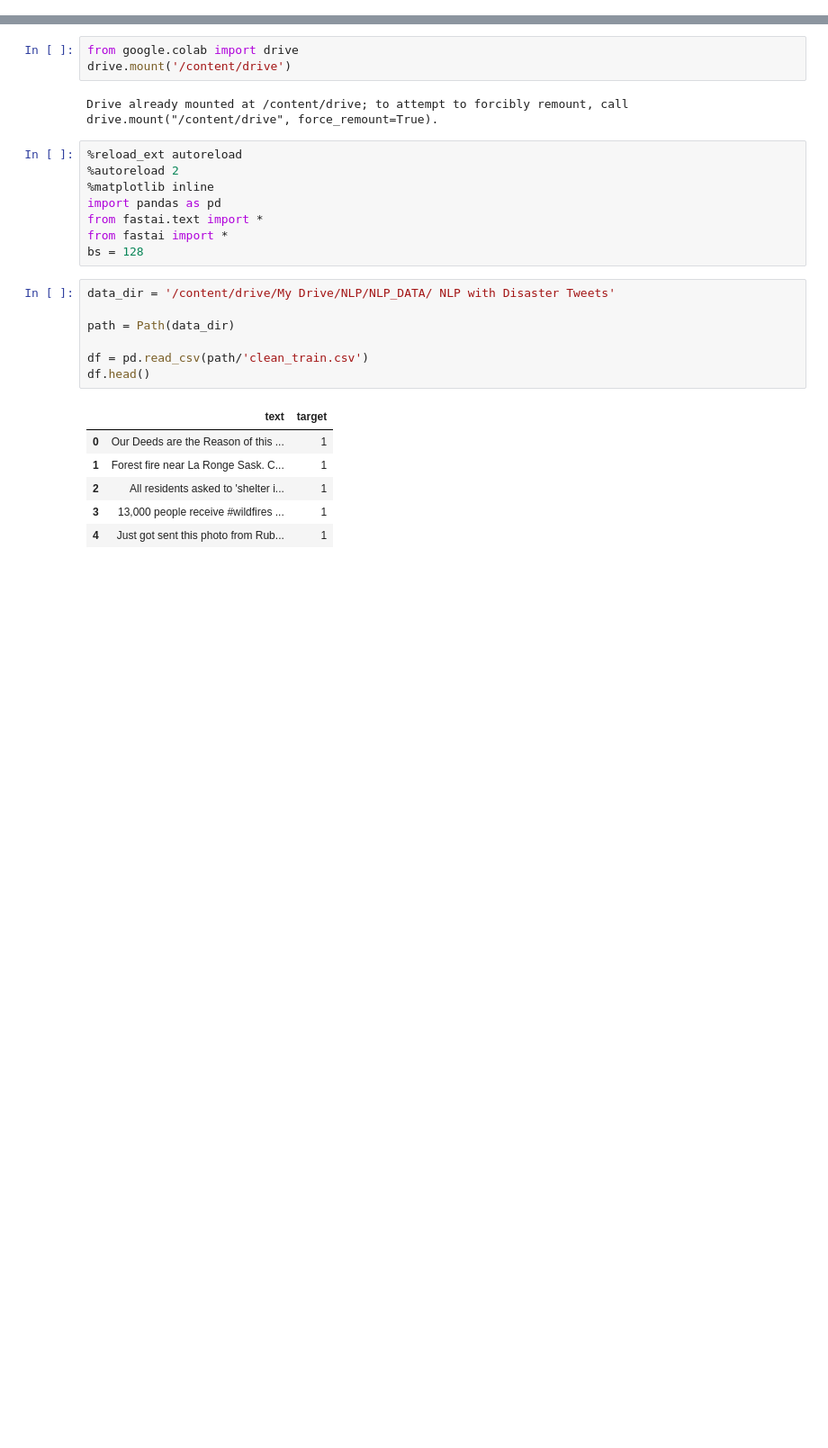
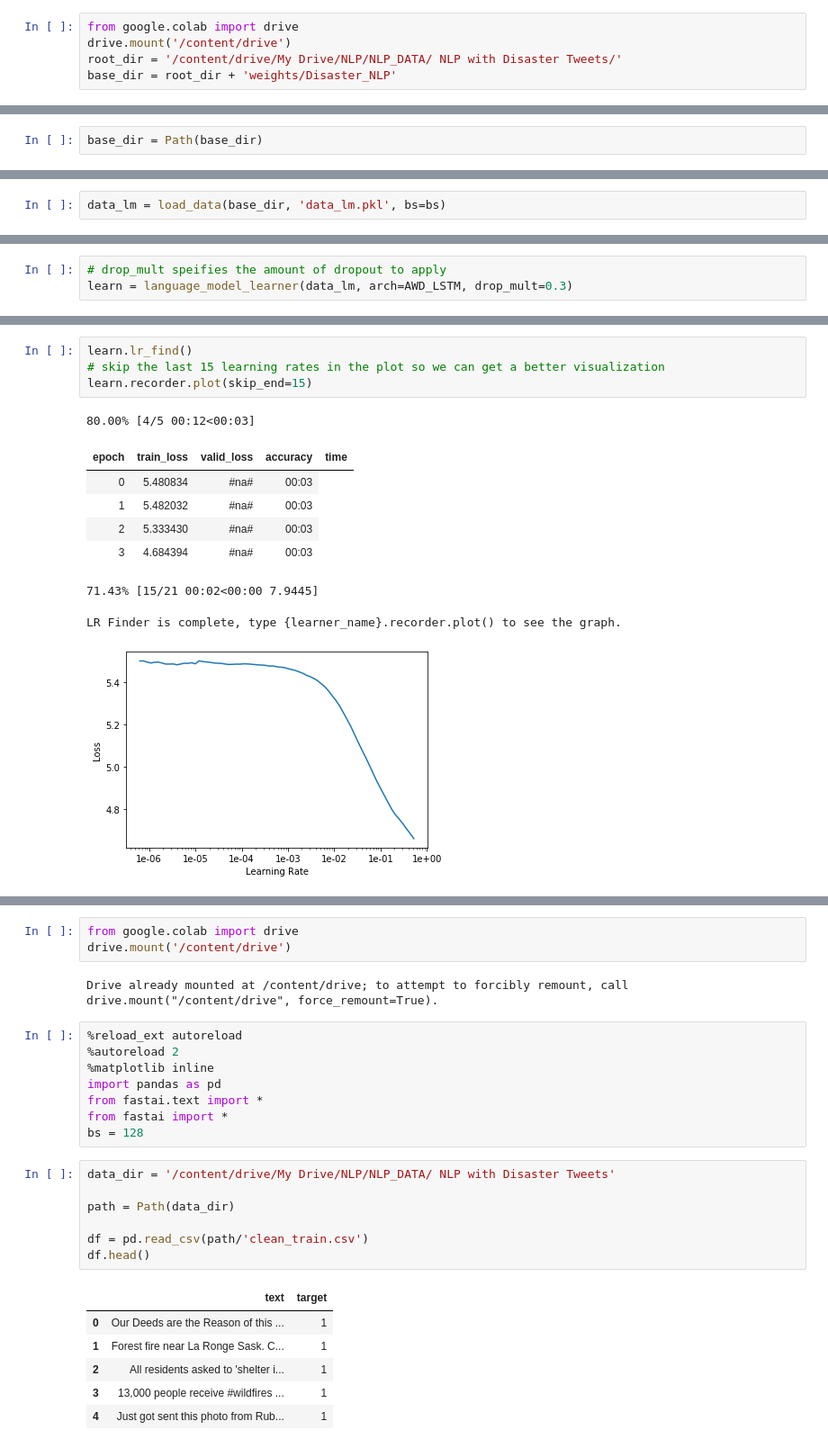
Before and after one commit to rajibmondal/Projects.NLP, a Jupyter notebook: NLP_with_Disaster_Tweets2.ipynb, the cells around one changed output, grey strips where cells are left out. Shown at 90% size. Saved outputs shown, nothing was run; the diff lists cells and outputs as text; blank space fills up the shorter version.

```diff
--- a/NLP_with_Disaster_Tweets2.ipynb
+++ b/NLP_with_Disaster_Tweets2.ipynb
@@ -2,0 +11,5 @@
+# %%
+from google.colab import drive
+drive.mount('/content/drive')
+root_dir = '/content/drive/My Drive/NLP/NLP_DATA/ NLP with Disaster Tweets/'
+base_dir = root_dir + 'weights/Disaster_NLP'
@@ -2,0 +18,2 @@
+# %%
+base_dir = Path(base_dir)
@@ -2,0 +155,2 @@
+# %%
+data_lm = load_data(base_dir, 'data_lm.pkl', bs=bs)
@@ -2,0 +168,3 @@
+# %%
+# drop_mult speifies the amount of dropout to apply
+learn = language_model_learner(data_lm, arch=AWD_LSTM, drop_mult=0.3)
@@ -2,0 +174,14 @@
+# %%
+learn.lr_find()
+# skip the last 15 learning rates in the plot so we can get a better visualization
+learn.recorder.plot(skip_end=15)
+# %% [output]
+80.00% [4/5 00:12<00:03]
+| epoch | train_loss | valid_loss | accuracy | time |
+| 0 | 5.480834 | #na# | 00:03 |
+| 1 | 5.482032 | #na# | 00:03 |
+| 2 | 5.333430 | #na# | 00:03 |
+| 3 | 4.684394 | #na# | 00:03 |
+71.43% [15/21 00:02<00:00 7.9445]
+LR Finder is complete, type {learner_name}.recorder.plot() to see the graph.
+[figure, added]
```
Also changed, not shown: parts of 42 cells of this notebook.
